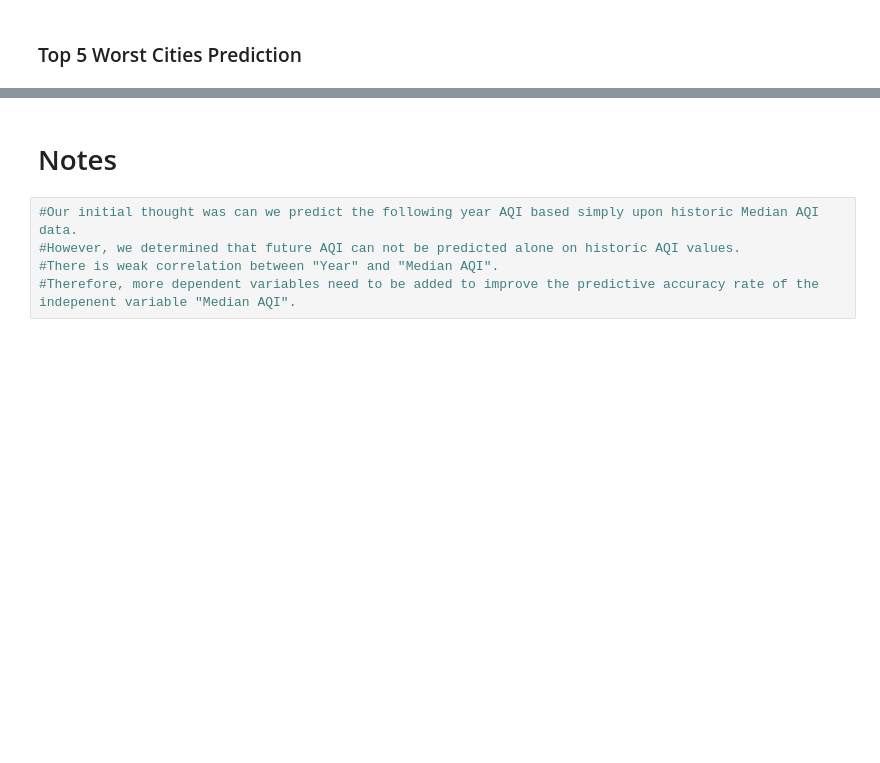
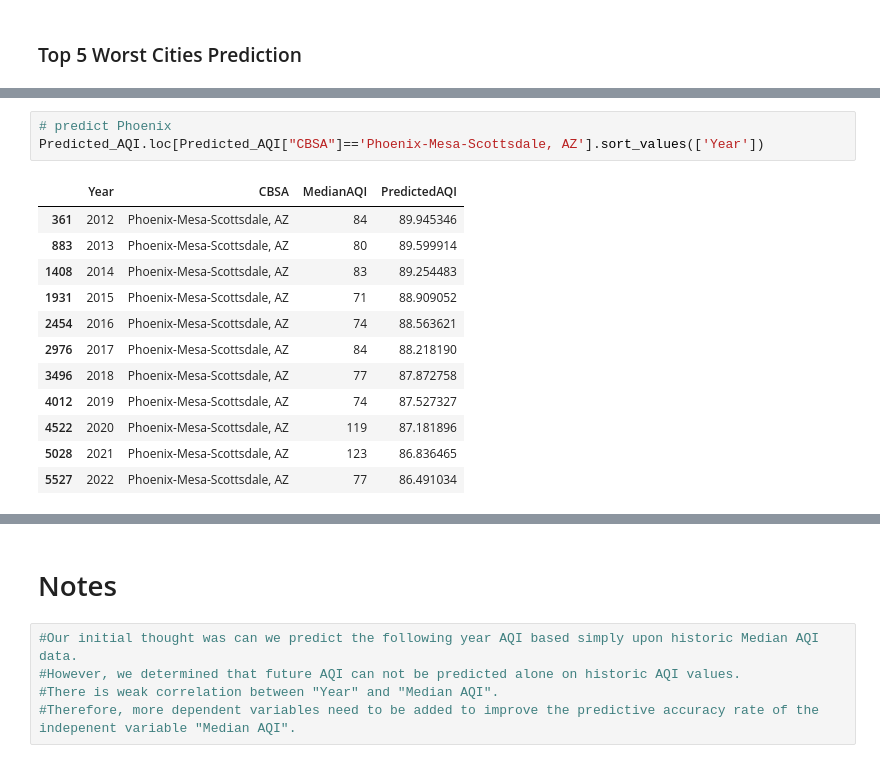
Before and after one commit to salvamike/US_Pollution-Project, a Jupyter notebook: ETL & Machine Learning/Machine_Model_Sam.ipynb, the cells around one changed output, grey strips where cells are left out. Cells and saved outputs as stored; diff of their text form; blank space fills up the shorter version.

```diff
--- a/ETL & Machine Learning/Machine_Model_Sam.ipynb
+++ b/ETL & Machine Learning/Machine_Model_Sam.ipynb
@@ -603,0 +629,16 @@ Predicted_AQI.loc[Predicted_AQI["CBSA"]=='Bakersfield, CA']
+# %%
+# predict Phoenix
+Predicted_AQI.loc[Predicted_AQI["CBSA"]=='Phoenix-Mesa-Scottsdale, AZ'].sort_values(['Year'])
+# %% [output]
+|  | Year | CBSA | MedianAQI | PredictedAQI |
+| 361 | 2012 | Phoenix-Mesa-Scottsdale, AZ | 84 | 89.945346 |
+| 883 | 2013 | Phoenix-Mesa-Scottsdale, AZ | 80 | 89.599914 |
+| 1408 | 2014 | Phoenix-Mesa-Scottsdale, AZ | 83 | 89.254483 |
+| 1931 | 2015 | Phoenix-Mesa-Scottsdale, AZ | 71 | 88.909052 |
+| 2454 | 2016 | Phoenix-Mesa-Scottsdale, AZ | 74 | 88.563621 |
+| 2976 | 2017 | Phoenix-Mesa-Scottsdale, AZ | 84 | 88.218190 |
+| 3496 | 2018 | Phoenix-Mesa-Scottsdale, AZ | 77 | 87.872758 |
+| 4012 | 2019 | Phoenix-Mesa-Scottsdale, AZ | 74 | 87.527327 |
+| 4522 | 2020 | Phoenix-Mesa-Scottsdale, AZ | 119 | 87.181896 |
+| 5028 | 2021 | Phoenix-Mesa-Scottsdale, AZ | 123 | 86.836465 |
+| 5527 | 2022 | Phoenix-Mesa-Scottsdale, AZ | 77 | 86.491034 |
```
Also changed, not shown: parts of 11 cells of this notebook, 3 other files.
